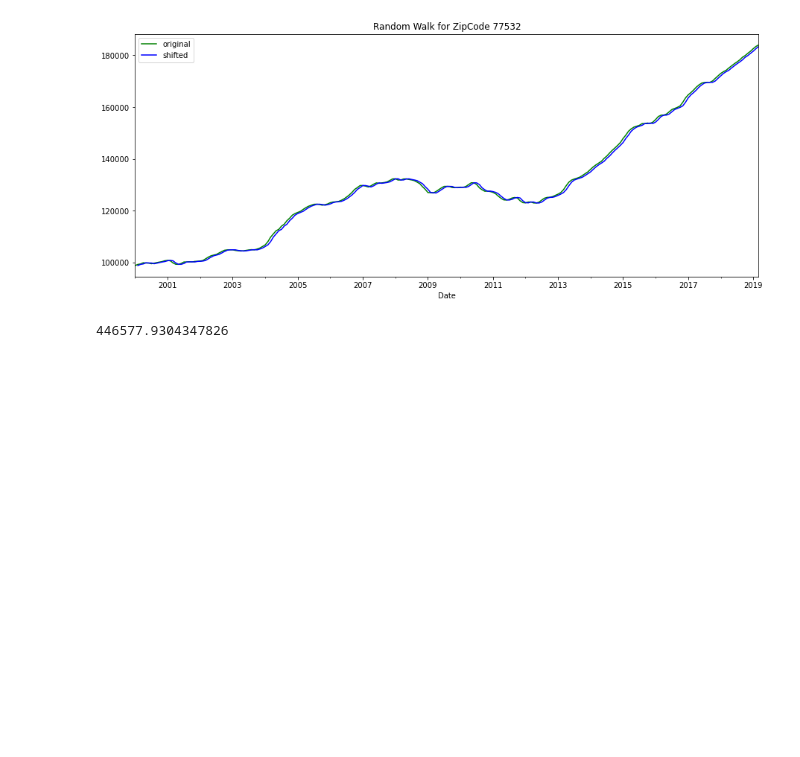
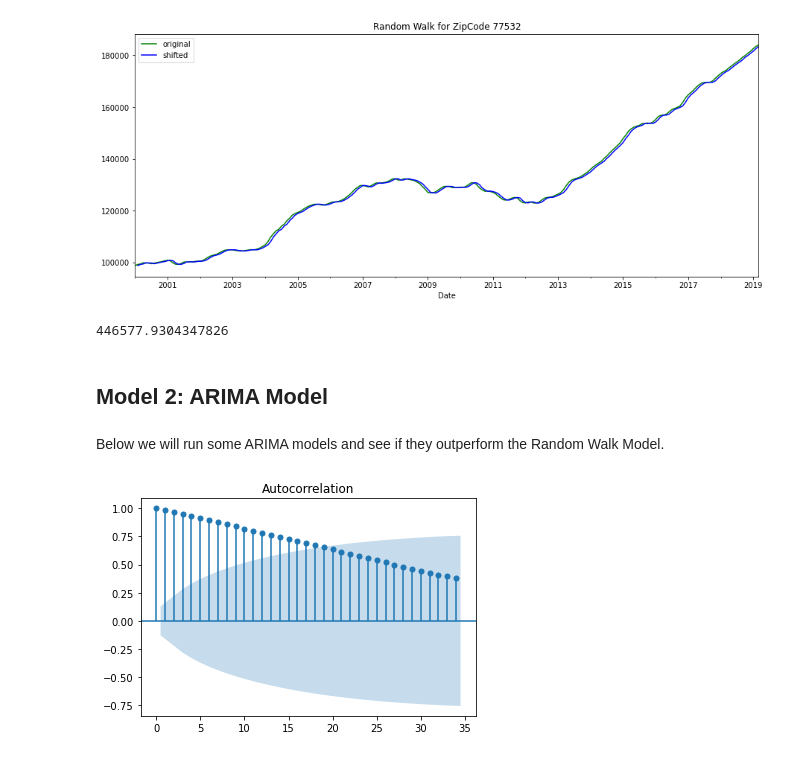
Before and after one commit to ashakeri92/Zillow-Research, a Jupyter notebook: Analysis.ipynb, the cells around one changed output. Saved outputs shown, nothing was run; the diff lists cells and outputs as text; code cells hidden in the pictures; blank space fills up the shorter version.

Commit message:
added first ARIMA model

```diff
--- a/Analysis.ipynb
+++ b/Analysis.ipynb
@@ -759,3 +764,11 @@ rmse
 # this will be used as a benchmark for our modeling process
 # %% [output]
 446577.9304347826
+# %% [markdown]
+## Model 2: ARIMA Model
+# %% [markdown]
+Below we will run some ARIMA models and see if they outperform the Random Walk Model.
+# %%
+plot_acf(train,lags=34);
+# %% [output]
+[figure, added]
```
Also changed, not shown: parts of 8 cells of this notebook.
